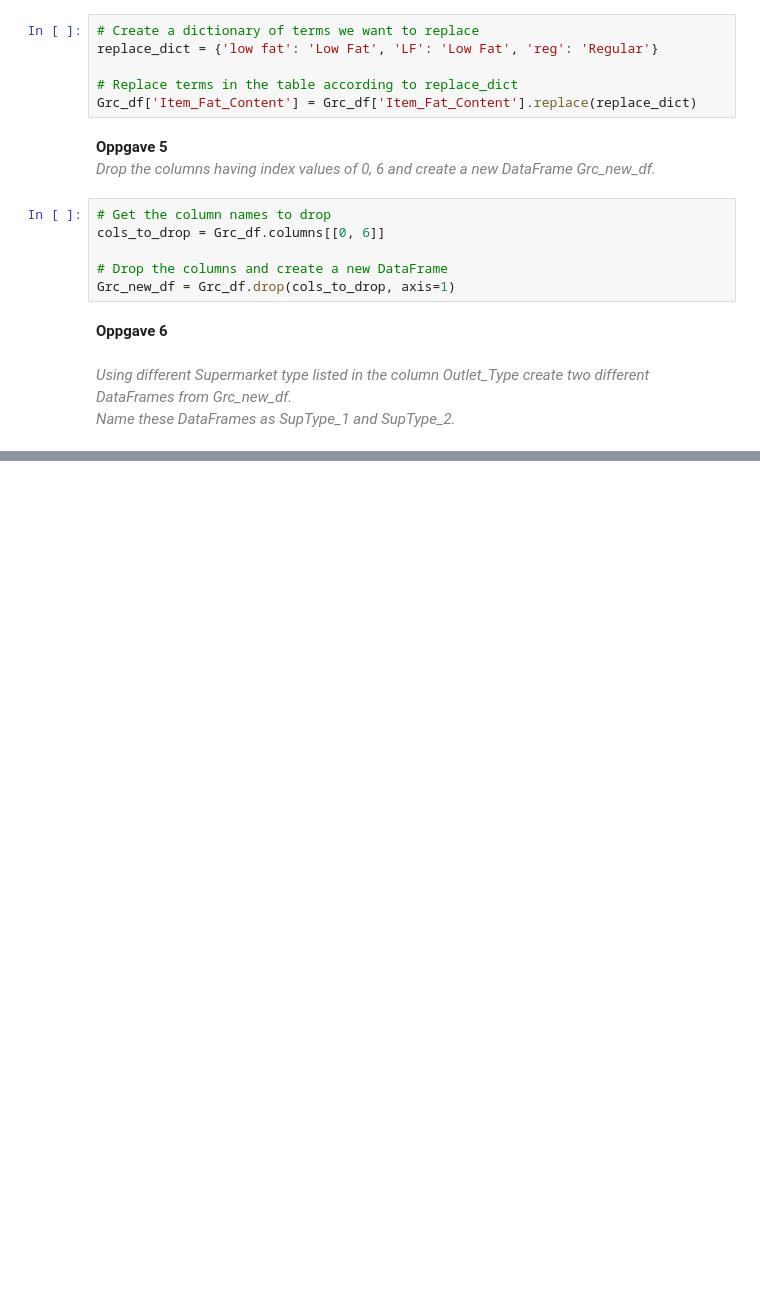
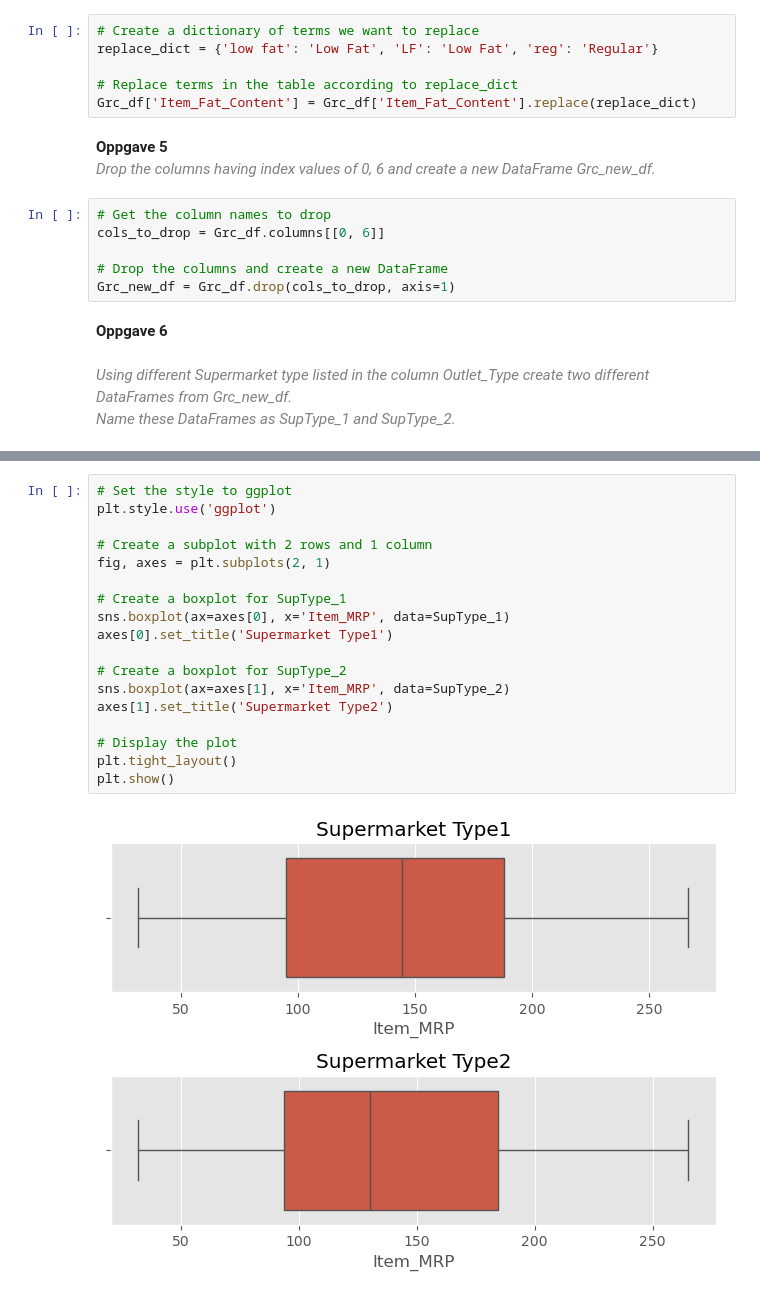
Before and after one commit to gretehalvorsen/DAVE3625_Oblig1, a Jupyter notebook: oblig1.ipynb, the cells around one changed output, grey strips where cells are left out. Saved outputs shown, nothing was run; the diff lists cells and outputs as text; blank space fills up the shorter version.

```diff
--- a/oblig1.ipynb
+++ b/oblig1.ipynb
@@ -176,0 +178,20 @@ SupType_2 = Grc_new_df.loc[Grc_new_df['Outlet_Type'] == 'Supermarket Type2']
+# %%
+# Set the style to ggplot
+plt.style.use('ggplot')
+
+# Create a subplot with 2 rows and 1 column
+fig, axes = plt.subplots(2, 1)
+
+# Create a boxplot for SupType_1
+sns.boxplot(ax=axes[0], x='Item_MRP', data=SupType_1)
+axes[0].set_title('Supermarket Type1')
+
+# Create a boxplot for SupType_2
+sns.boxplot(ax=axes[1], x='Item_MRP', data=SupType_2)
+axes[1].set_title('Supermarket Type2')
+
+# Display the plot
+plt.tight_layout()
+plt.show()
+# %% [output]
+[figure, added]
```
Also changed, not shown: parts of 3 cells of this notebook.
